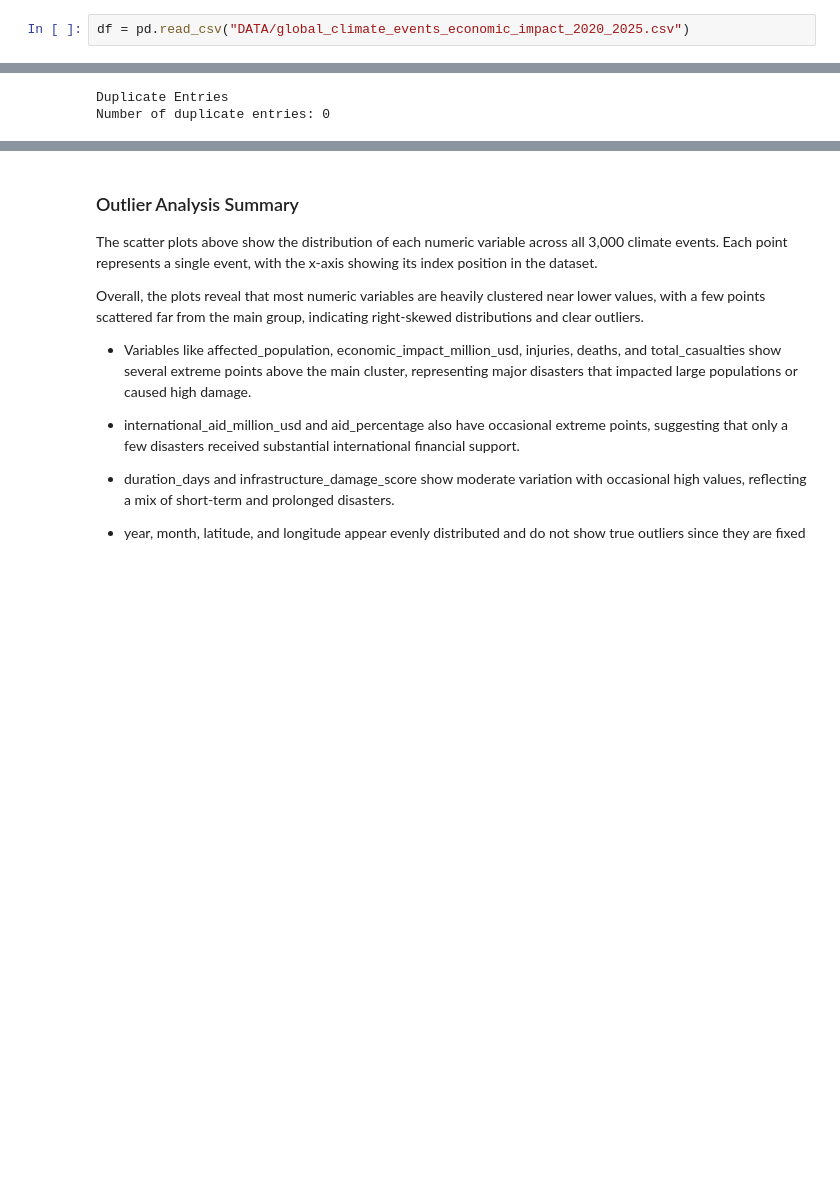
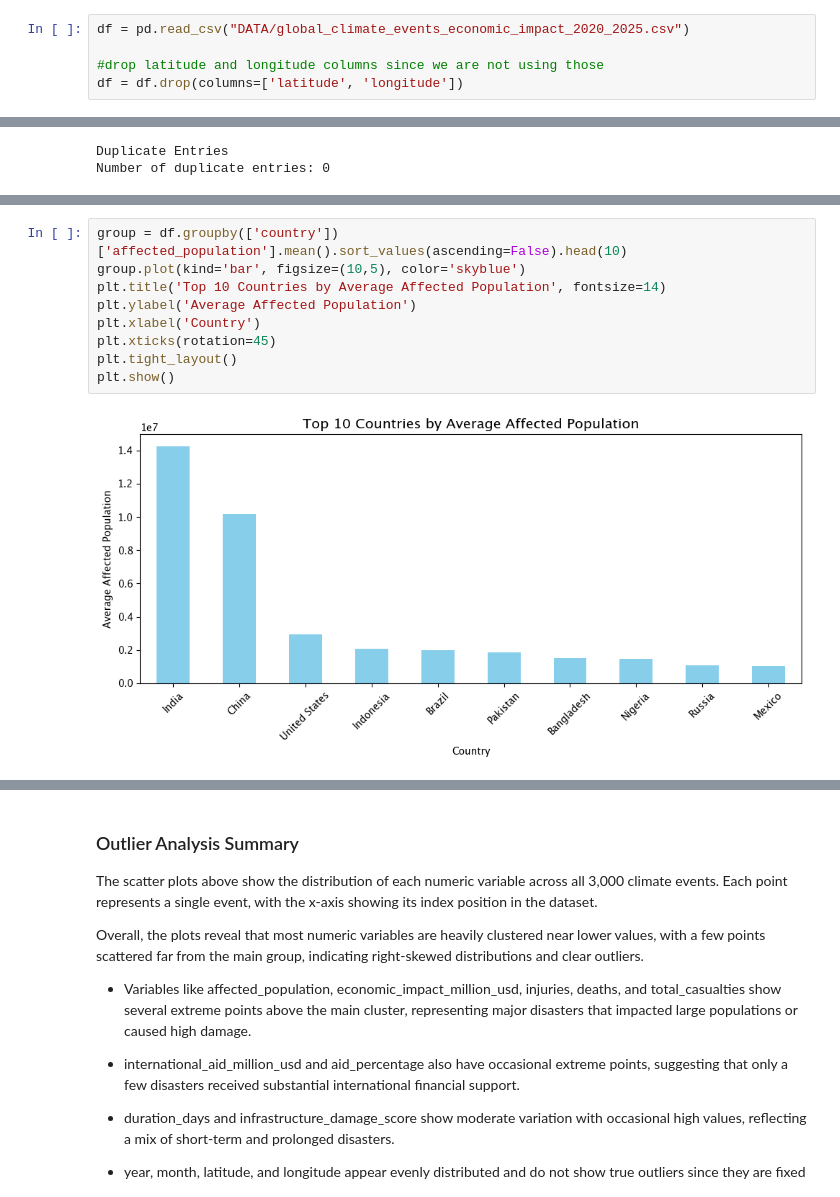
Before and after one commit to samyukrishnasamy/DS3001-Midterm-Project, a Jupyter notebook: exploratory_data_analysis.ipynb, the cells around one changed output, grey strips where cells are left out. Drawn from its saved outputs; the diff is of its cells as text; blank space fills up the shorter version.

```diff
--- a/exploratory_data_analysis.ipynb
+++ b/exploratory_data_analysis.ipynb
@@ -9,2 +11,5 @@ import numpy as np
 # %%
 df = pd.read_csv("DATA/global_climate_events_economic_impact_2020_2025.csv")
+
+#drop latitude and longitude columns since we are not using those
+df = df.drop(columns=['latitude', 'longitude'])
@@ -108,0 +152,11 @@ plt.show()
+# %%
+group = df.groupby(['country'])['affected_population'].mean().sort_values(ascending=False).head(10)
+group.plot(kind='bar', figsize=(10,5), color='skyblue')
+plt.title('Top 10 Countries by Average Affected Population', fontsize=14)
+plt.ylabel('Average Affected Population')
+plt.xlabel('Country')
+plt.xticks(rotation=45)
+plt.tight_layout()
+plt.show()
+# %% [output]
+[figure, added]
```
Also changed, not shown: parts of 16 cells of this notebook, 1 other file.
